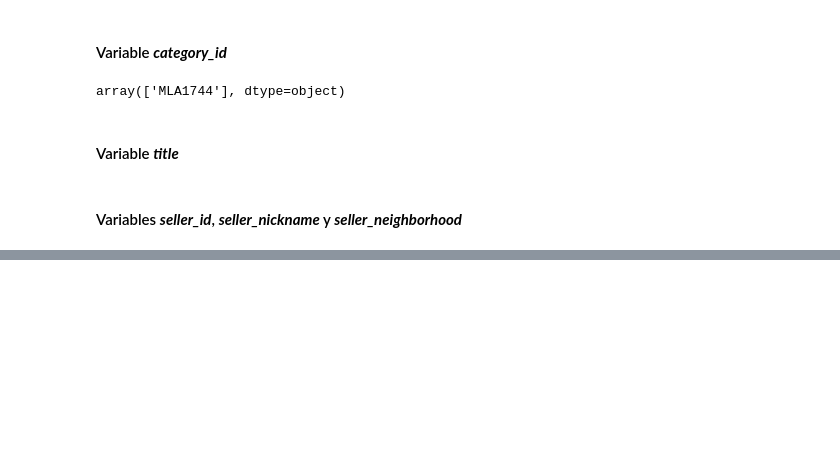
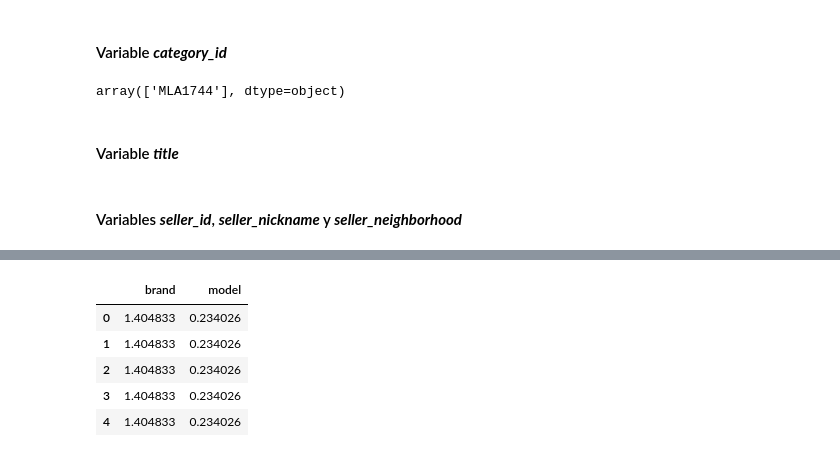
Before and after one commit to arielRas/UsedCarPricePredict-MercadoLibre, a Jupyter notebook: CarPricePredict.ipynb, the cells around one changed output, grey strips where cells are left out. Drawn from its saved outputs; the diff is of its cells as text; code cells hidden in the pictures; blank space fills up the shorter version.

```diff
--- a/CarPricePredict.ipynb
+++ b/CarPricePredict.ipynb
@@ -584,0 +642,11 @@ df.drop(columns=['seller_id', 'seller_nickname', 'seller_neighborhood'], inplace
+# %%
+scaler = StandardScaler()
+norm = pd.DataFrame(scaler.fit_transform(test), columns=test.columns)
+norm.head()
+# %% [output]
+|  | brand | model |
+| 0 | 1.404833 | 0.234026 |
+| 1 | 1.404833 | 0.234026 |
+| 2 | 1.404833 | 0.234026 |
+| 3 | 1.404833 | 0.234026 |
+| 4 | 1.404833 | 0.234026 |
```
Also changed, not shown: parts of 12 cells of this notebook, 1 other file.
